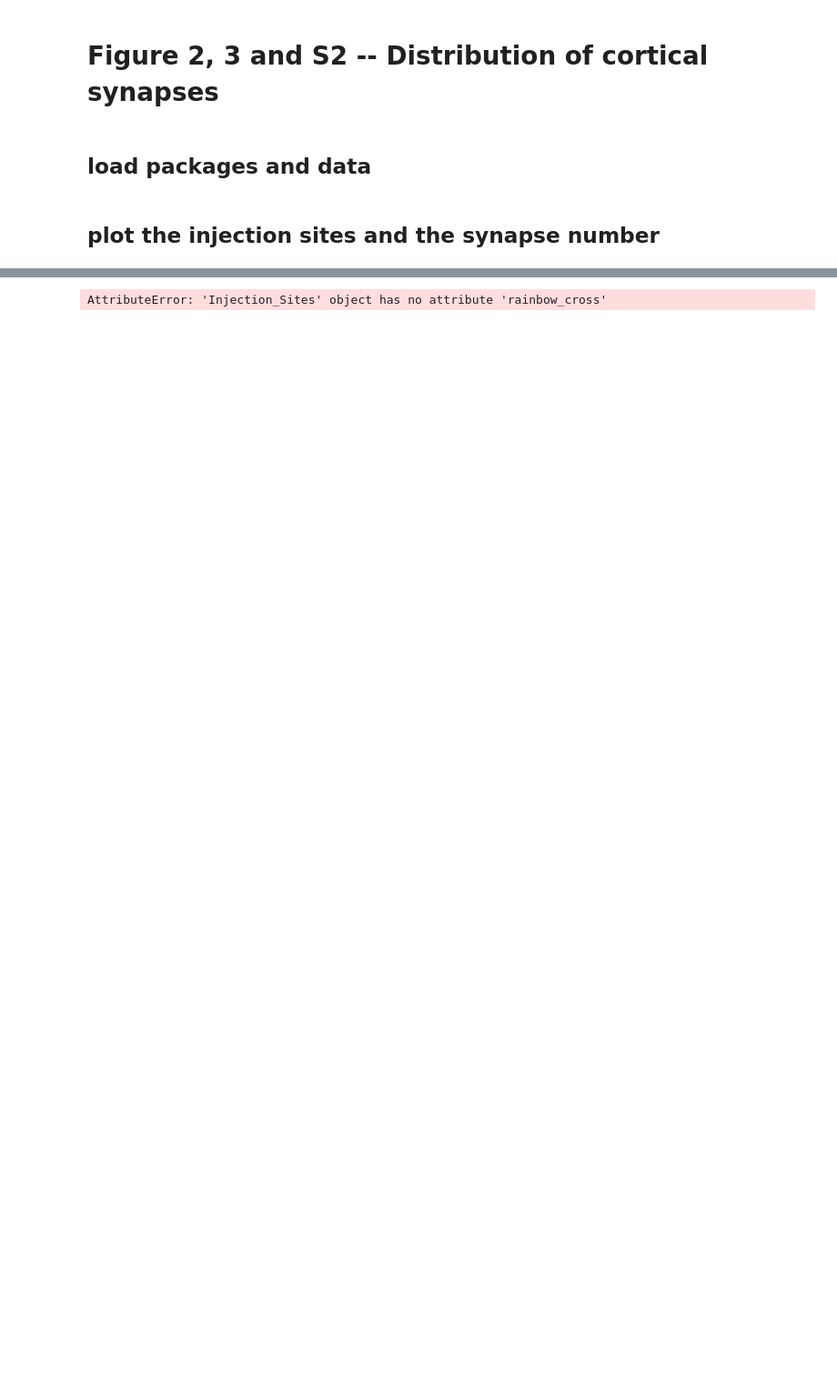
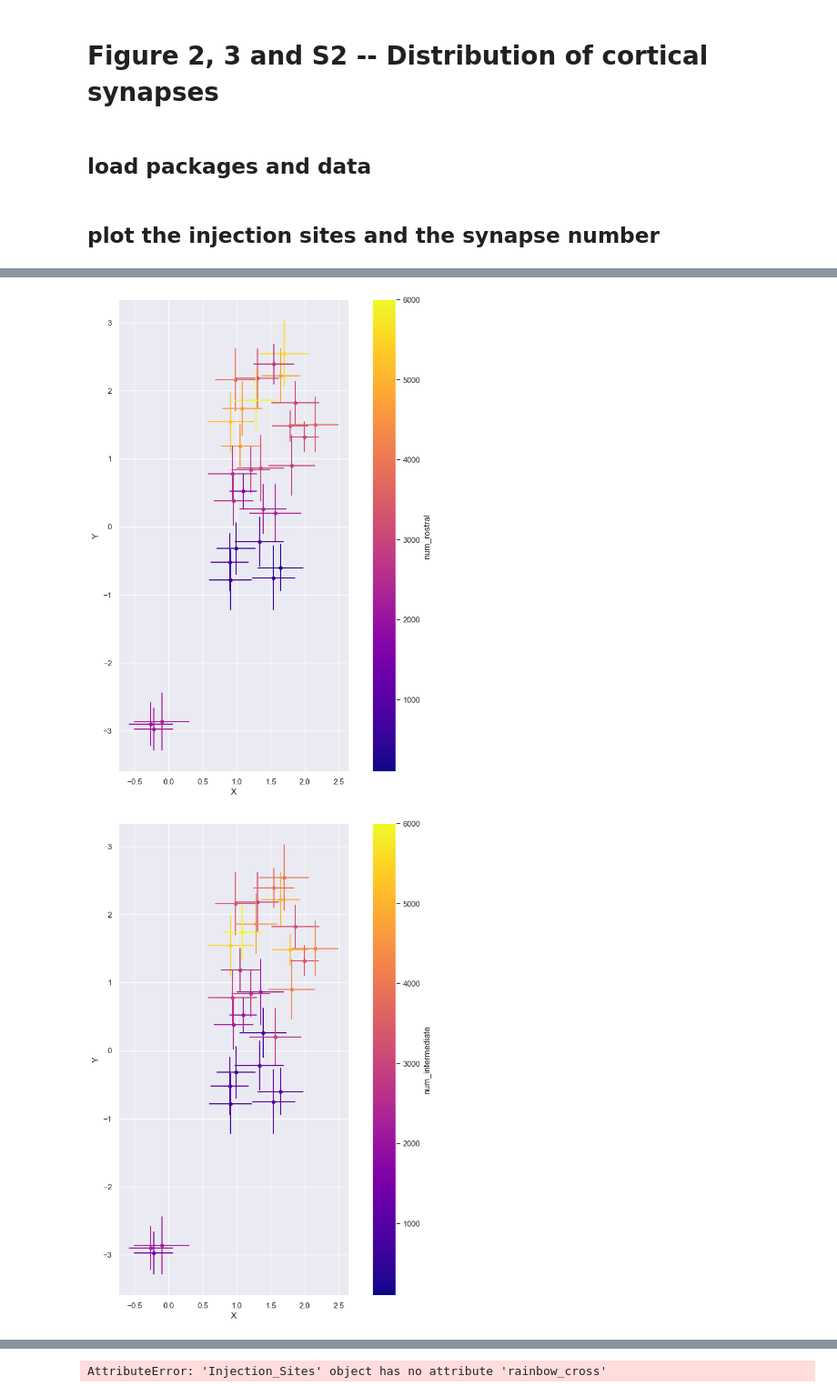
Before and after one commit to Meier-Stefan/reproduce-density-plots, a Jupyter notebook: Analysis.ipynb, the cells around one changed output, grey strips where cells are left out. Shown at 91% size. Cells and saved outputs as stored; diff of their text form; code cells hidden in the pictures; blank space fills up the shorter version.

Commit message:
inj synaps adds

```diff
--- a/Analysis.ipynb
+++ b/Analysis.ipynb
@@ -686,0 +738,17 @@ FileNotFoundError: Nie znaleziono pliku pasującego do wzorca '*injection_site.c
+# %%
+###ADDED this now (matwku)
+
+# Example: use your Fig 2, 3 and S2 folder
+root_path = fig23_path  # or Path("/.../Fig 2, 3 and S2")
+
+inj_site = Injection_Sites(root_path, "injection_site.csv")
+inj_site.read_data()  # loads data once
+
+# plot the injection sites color coded with synapse number and lateral index
+for bs in bs_lst:  # e.g. ['rostral','intermediate','caudal']
+    inj_site.rainbow_cross(data=f"num_{bs}", colormap="plasma", min_max=[100, 6000])
+
+inj_site.rainbow_cross(data="lat_ind", colormap="plasma")
+# %% [output]
+[figure, added]
+[figure, added]
```
Also changed, not shown: parts of 8 cells of this notebook.
